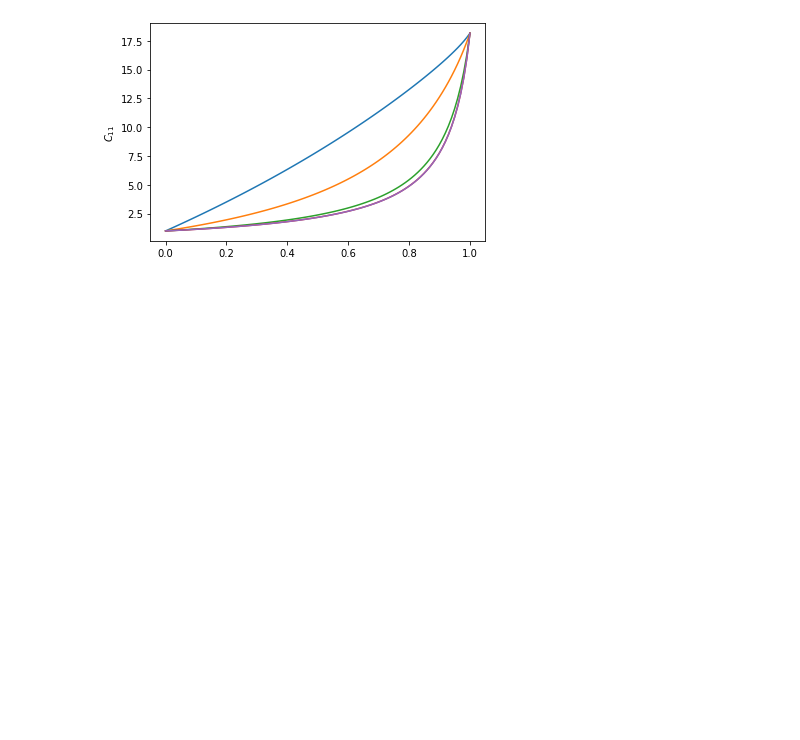
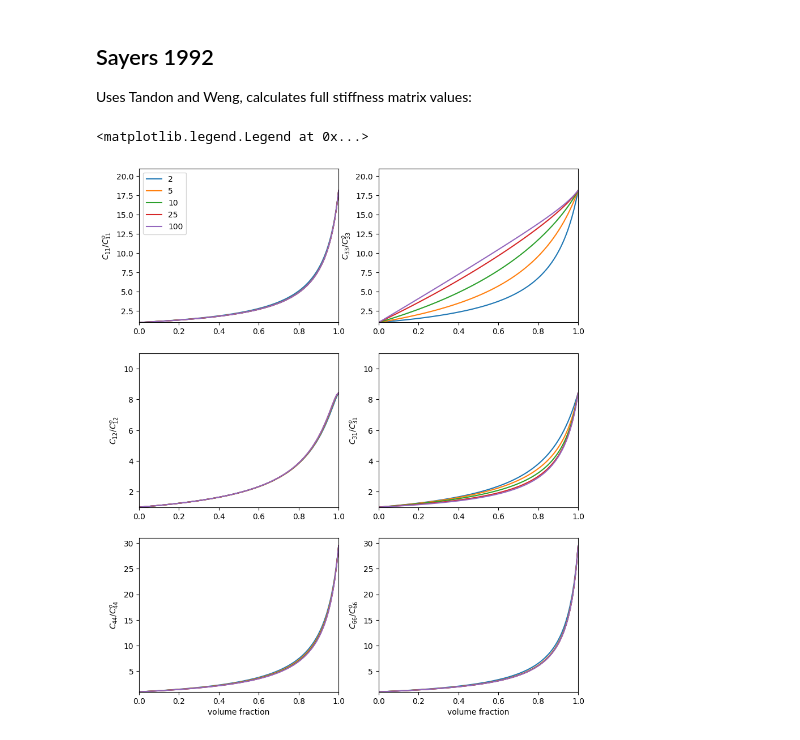
Before and after one commit to vbr-calc/pyVBRc, a Jupyter notebook: examples/anisotropy.ipynb, the cells around one changed output. Saved outputs shown, nothing was run; the diff lists cells and outputs as text; code cells hidden in the pictures; blank space fills up the shorter version.

```diff
--- a/examples/anisotropy.ipynb
+++ b/examples/anisotropy.ipynb
@@ -7,15 +11,16 @@ import numpy as np
 # %%
 # epoxy matrix:
-matrix = IsotropicMedium(0.35, 2.76 * 1e9, "youngs")
+matrix = IsotropicMedium(0.35, 2.76, "youngs")
 # glass fibres
-inclusions = IsotropicMedium(0.2, 72.4 * 1e9, "youngs")
+inclusions = IsotropicMedium(0.2, 72.4, "youngs")
 # %%
+vol_frac = np.linspace(0, 1, 100)
+
 f, axs = plt.subplots(nrows = 3, ncols=2, figsize=(10,12))
 for aspect_ratio in [0.01, 0.1, 1., 10., 100.]:
     ai = AlignedInclusions(aspect_ratio)
-    vol_frac = np.linspace(0, 1, 100)
     ai.set_material(matrix, inclusions, vol_frac)
-    E11, E22, mu12, mu23, nu12, K23 = ai._get_moduli()
+    E11, E22, mu12, mu23, nu12, K23 = ai.get_moduli()
     axs[0,0].plot(vol_frac, E11/matrix.youngs_modulus, label=aspect_ratio)
     axs[0,1].plot(vol_frac, E22/matrix.youngs_modulus, label=aspect_ratio)
     axs[1,0].plot(vol_frac, mu12/matrix.shear_modulus, label=aspect_ratio)
@@ -23,7 +28,7 @@ for aspect_ratio in [0.01, 0.1, 1., 10., 100.]:
     axs[2,0].plot(vol_frac, nu12/matrix.poisson_ratio, label=aspect_ratio)
     axs[2,1].plot(vol_frac, K23/matrix.plain_strain_bulk, label=aspect_ratio)
 
-
+axs[0,0].legend(loc="upper left")
 axs[0,0].set_ylabel('E11/E')
 axs[0,1].set_ylabel('E22/E')
 axs[1,0].set_ylabel("$\mu$12 / $\mu$")
@@ -39,13 +44,51 @@ Text(0.5, 0, 'volume fraction')
+# %% [markdown]
+## Sayers 1992
+
+Uses Tandon and Weng, calculates full stiffness matrix values:
 # %%
-# f, axs = plt.subplots(nrows = 3, ncols=2, figsize=(10,12))
-for aspect_ratio in [0.01, 0.1, 1., 10., 100.]:
+vol_frac = np.linspace(0, 1, 100)
+f, axs = plt.subplots(nrows = 3, ncols=2, figsize=(10,12))
+
+aniso_factors = {}
+for aspect_ratio in [2, 5, 10, 25, 100]:
     ai = AlignedInclusions(aspect_ratio)
-    vol_frac = np.linspace(0, 1, 100)
     ai.set_material(matrix, inclusions, vol_frac)
     stiff = ai.get_stiffness_matrix()
     C = stiff.stiffness
+    aniso_factors[aspect_ratio] = {}
+    aniso_factors[aspect_ratio]['a_1'] = stiff.a_1
+    aniso_factors[aspect_ratio]['a_2'] = stiff.a_2
+    aniso_factors[aspect_ratio]['a_3'] = stiff.a_3
+    axs[0,0].plot(vol_frac, C[0,0,:]/C[0,0,0], label=aspect_ratio)
+    axs[0,1].plot(vol_frac, C[2,2,:]/C[2,2,0], label=aspect_ratio)
+    axs[1,0].plot(vol_frac, C[0,1,:]/C[0,1,0], label=aspect_ratio)
+    axs[1,1].plot(vol_frac, C[2,0,:]/C[2,0,0], label=aspect_ratio)
+    axs[2,0].plot(vol_frac, C[3,3,:]/C[3,3,0], label=aspect_ratio)
+    axs[2,1].plot(vol_frac, C[5,5,:]/C[5,5,0], label=aspect_ratio)
 
-    plt.plot(vol_frac, C[0,0,:]/C[0,0,0])
-    plt.ylabel("$C_{11}$")
+axs[0,0].set_ylabel("$C_{11} / C_{11}^o$")
+axs[0,1].set_ylabel("$C_{33} / C_{33}^o$")
+axs[1,0].set_ylabel("$C_{12} / C_{12}^o$")
+axs[1,1].set_ylabel("$C_{31} / C_{31}^o$")
+axs[2,0].set_ylabel("$C_{44} / C_{44}^o$")
+axs[2,1].set_ylabel("$C_{66} / C_{66}^o$")
+
+miny = 1
+axs[0,0].set_ylim([miny, 20+miny])
+axs[0,1].set_ylim([miny, 20+miny])
+axs[1,0].set_ylim([miny, 10+miny])
+axs[1,1].set_ylim([miny, 10+miny])
+axs[2,0].set_ylim([miny, 30+miny])
+axs[2,1].set_ylim([miny, 30+miny])
+
+axs[2,0].set_xlabel("volume fraction")
+axs[2,1].set_xlabel("volume fraction")
+
+for irow in range(3):
+    for icol in range(2):
+        axs[irow, icol].set_xlim([0, 1])
+
+axs[0,0].legend(loc="upper left")
 # %% [output]
+<matplotlib.legend.Legend at 0x...>
-[figure, old version]
+[figure, new version]
```
Also changed, not shown: parts of 17 cells of this notebook, 2 other files.
